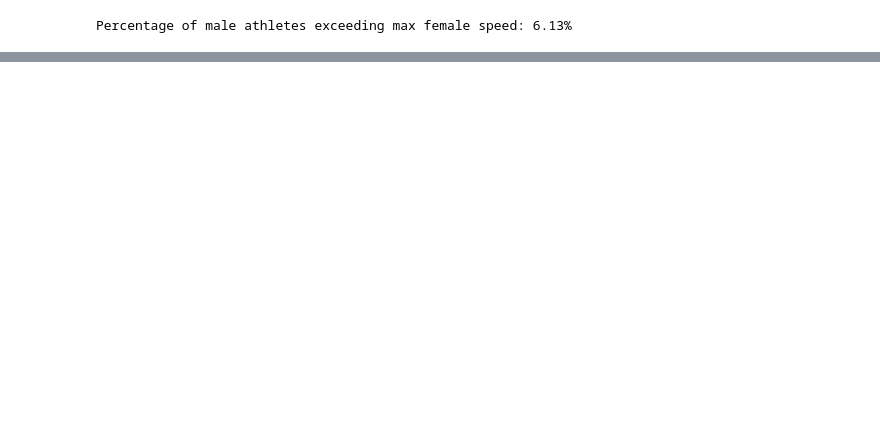
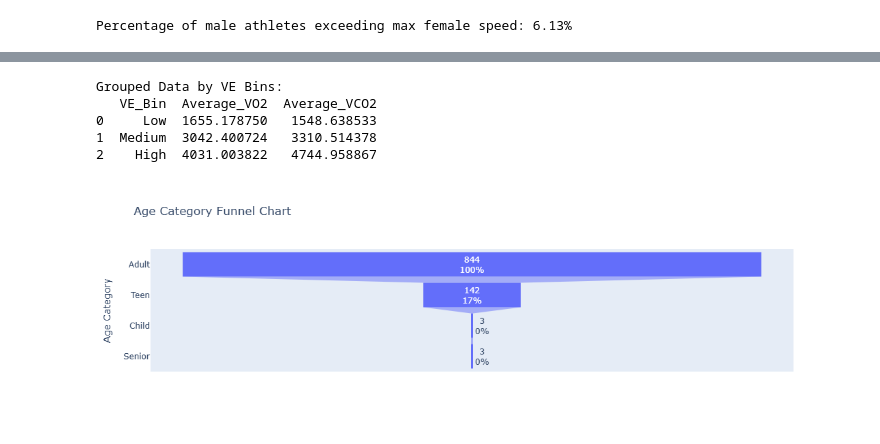
Before and after one commit to Subhadrasahu/Team9_Pythoknights_PythonHackathon_APRIL25, a Jupyter notebook: Team9_Q65-80_Sharmila.ipynb, the cells around one changed output, grey strips where cells are left out. Saved outputs shown, nothing was run; the diff lists cells and outputs as text; code cells hidden in the pictures; blank space fills up the shorter version.

```diff
--- a/Team9_Q65-80_Sharmila.ipynb
+++ b/Team9_Q65-80_Sharmila.ipynb
@@ -30,0 +196,75 @@ Percentage of male athletes exceeding max female speed: 6.13%
+# %%
+#70. "How does the body's production of carbon dioxide related to the consumption
+# of oxygen with increasing levels of pulmonary ventilation during GET?
+# Use low, medium, and high bins values for VE to find your observations."
+import pandas as pd
+
+data = pd.read_csv('test_measure.csv')
+
+# Ensure the table has the required columns: VE, VO2, VCO2
+if not all(col in data.columns for col in ['VE', 'VO2', 'VCO2']):
+    raise ValueError("Input data must contain 'VE', 'VO2', and 'VCO2' columns.")
+
+# Dynamically bin VE into Low, Medium, and High
+data['VE_Bin'] = pd.cut(data['VE'], bins=3, labels=['Low', 'Medium', 'High'])
+
+# Group by VE_Bin and calculate average VO2 and VCO2 for each bin
+grouped_data = data.groupby('VE_Bin',observed=False).agg(
+    Average_VO2=('VO2', 'mean'),
+    Average_VCO2=('VCO2', 'mean')
+).reset_index()
+
+# Display grouped observations
+print("Grouped Data by VE Bins:")
+print(grouped_data)
+# %% [output]
+Grouped Data by VE Bins:
+   VE_Bin  Average_VO2  Average_VCO2
+0     Low  1655.178750   1548.638533
+1  Medium  3042.400724   3310.514378
+2    High  4031.003822   4744.958867
+# %%
+#71. Create a Funnel chart of Age Category (Child, Teen, Adult and Senior) ?
+import pandas as pd
+import plotly.graph_objects as go
+
+# Load the subject_info CSV file
+file_path = 'subject-info.csv'
+data = pd.read_csv(file_path)
+
+# Define age categories and dynamically assign labels
+def categorize_age(age):
+    if age < 13:
+        return 'Child'
+    elif 13 <= age < 18:
+        return 'Teen'
+    elif 18 <= age < 60:
+        return 'Adult'
+    else:
+        return 'Senior'
+
+data['Age_Category'] = data['Age'].apply(categorize_age)
+
+# Count individuals in each age category
+age_counts = data['Age_Category'].value_counts()
+categories = age_counts.index.tolist()
+counts = age_counts.values.tolist()
+
+# Create the funnel chart
+fig = go.Figure(go.Funnel(
+    y=categories,
+    x=counts,
+    textinfo="value+percent initial"  # Display value and percentage of total
+))
+
+# Customize layout
+fig.update_layout(
+    title="Age Category Funnel Chart",
+    xaxis_title="Count",
+    yaxis_title="Age Category",
+)
+
+# Display the chart
+fig.show()
+# %% [output]
+[figure, added]
```
Also changed, not shown: parts of 8 cells of this notebook.
